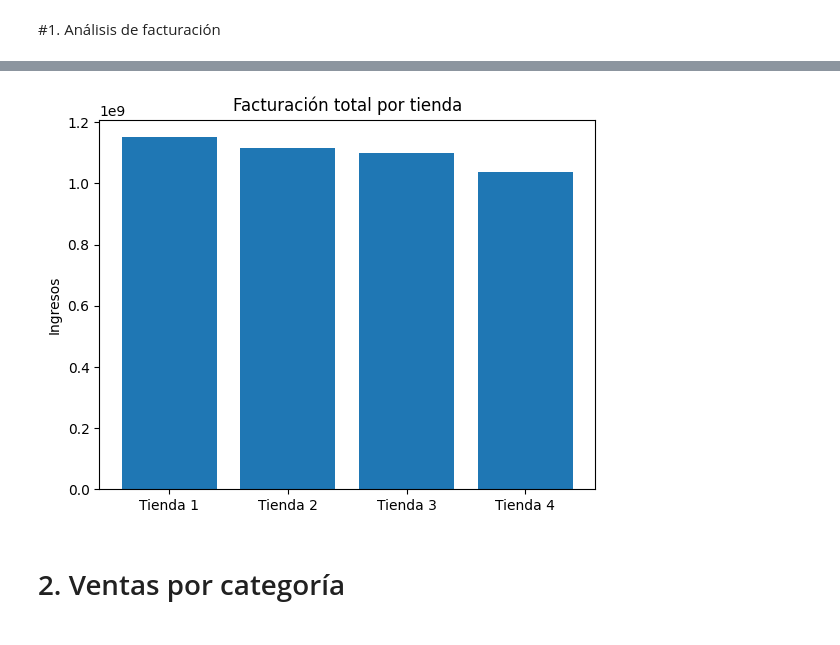
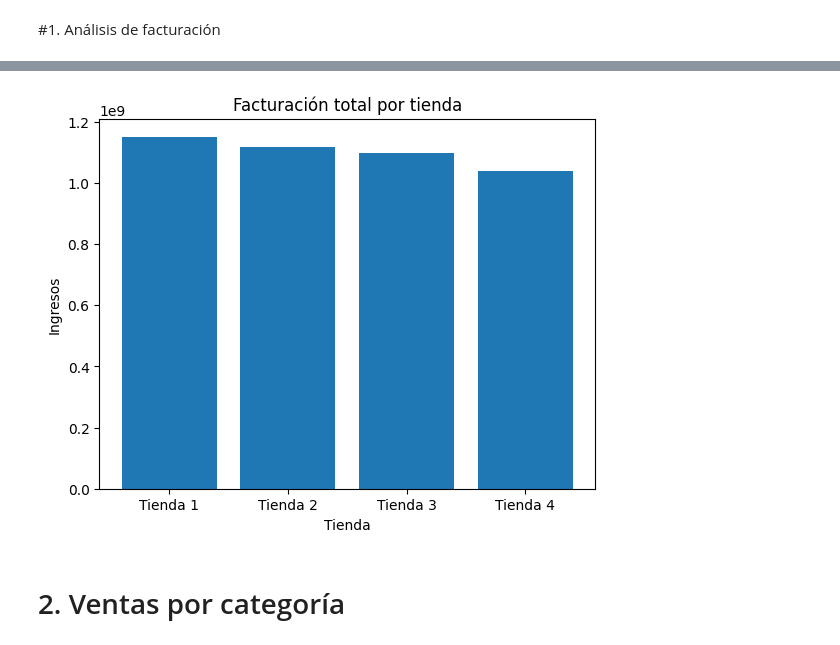
Before and after one commit to kefeeley/Challenge-2-Alura, a Jupyter notebook: AluraStoreLatam.ipynb, the cells around one changed output, grey strips where cells are left out. Saved outputs shown, nothing was run; the diff lists cells and outputs as text; code cells hidden in the pictures.

```diff
--- a/AluraStoreLatam.ipynb
+++ b/AluraStoreLatam.ipynb
@@ -21,3 +21,17 @@ tienda.head()
 | 2 | Juego de mesa | Juguetes | 209600.0 | 15900.0 | 15/03/2021 | Juan Fernandez | Cartagena | ... |
 | 3 | Microondas | Electrodomésticos | 757500.0 | 41000.0 | 03/05/2022 | Juan Fernandez | Cali | ... |
 | 4 | Silla de oficina | Muebles | 335200.0 | 20200.0 | 07/11/2020 | Maria Alfonso | Medellín | ... |
+# %%
+import pandas as pd
+
+# Agregar columna Tienda a cada DataFrame
+tienda['Tienda'] = 'Tienda 1'
+tienda2['Tienda'] = 'Tienda 2'
+tienda3['Tienda'] = 'Tienda 3'
+tienda4['Tienda'] = 'Tienda 4'
+
+# Unificar todos los datos en un solo DataFrame
+df = pd.concat([tienda, tienda2, tienda3, tienda4], ignore_index=True)
+
+# Verificación
+df.head()
@@ -39,0 +47,8 @@ facturacion
+# %%
+facturacion = (
+    df.groupby('Tienda')['Precio']
+    .sum()
+    .sort_values(ascending=False)
+)
+
+facturacion
@@ -40,12 +63,13 @@ facturacion
 # %%
-
 import matplotlib.pyplot as plt
 
-plt.bar(facturacion.keys(), facturacion.values())
+plt.figure()
+plt.bar(facturacion.index, facturacion.values)
 plt.title('Facturación total por tienda')
 plt.ylabel('Ingresos')
+plt.xlabel('Tienda')
 plt.show()
 # %% [output]
-[figure, old version]
+[figure, new version]
 # %% [markdown]
 # 2. Ventas por categoría
```
Also changed, not shown: parts of 22 cells of this notebook.
